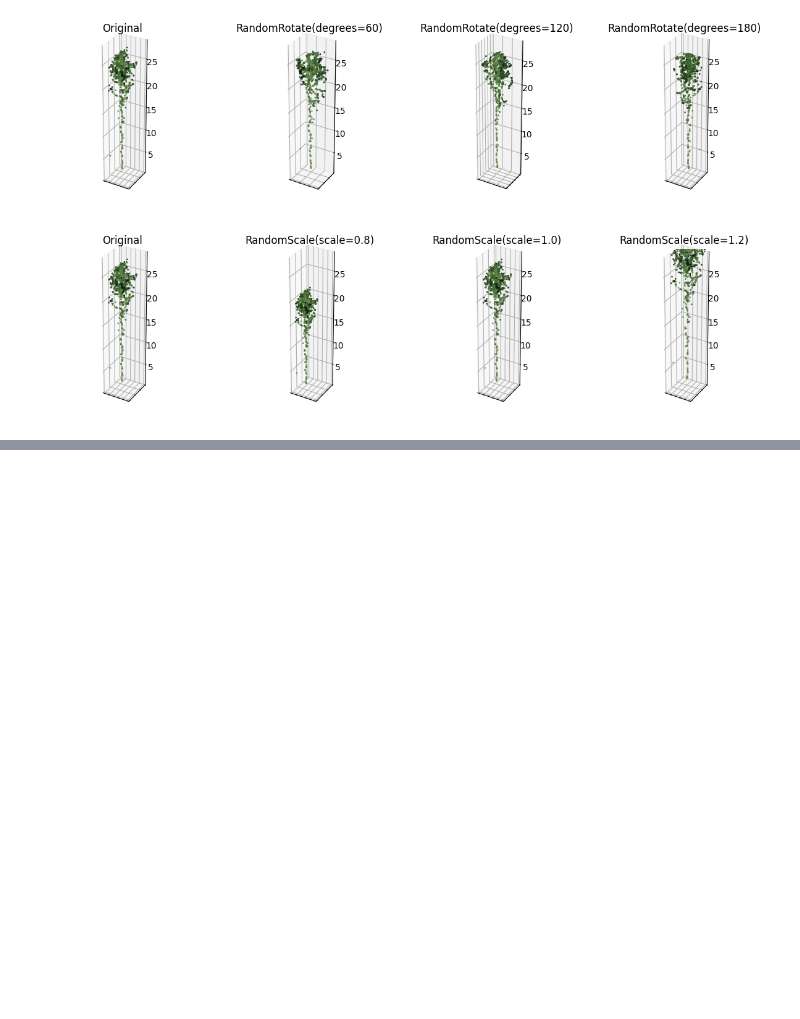
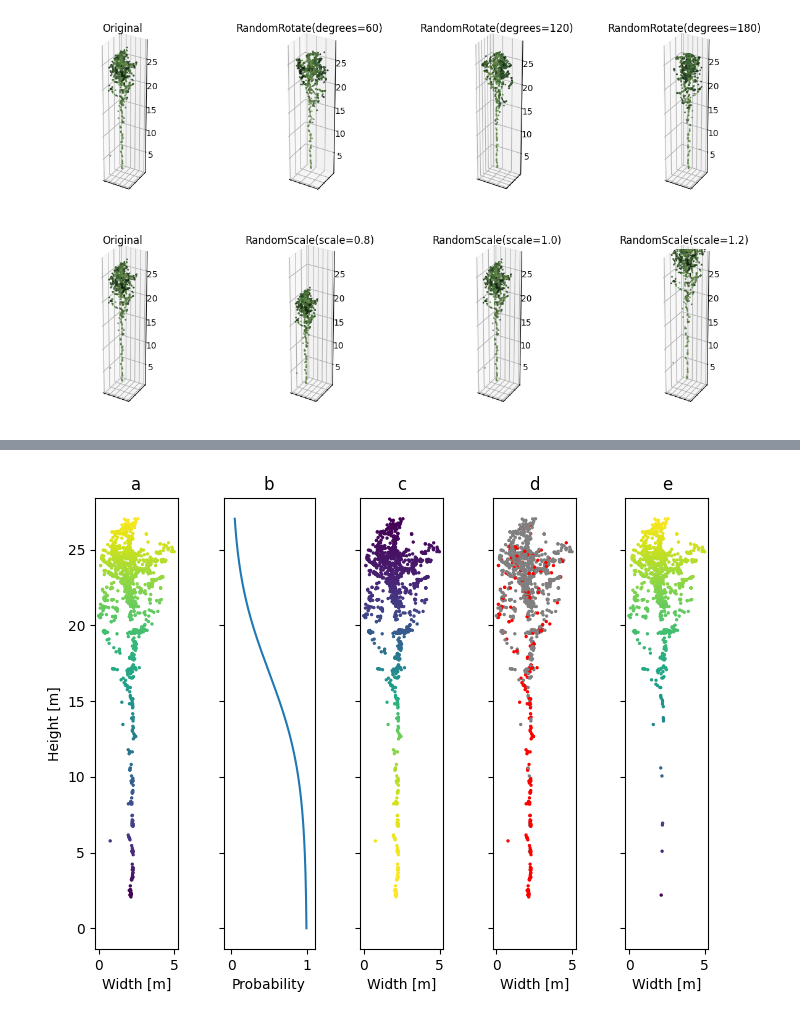
Before and after one commit to iod-ine/thesis, a Jupyter notebook: chapters/03d_augmentations.ipynb, the cells around one changed output, grey strips where cells are left out. Drawn from its saved outputs; the diff is of its cells as text; code cells hidden in the pictures; blank space fills up the shorter version.

Commit message:
Put dropout visualization on the same figure

```diff
--- a/chapters/03d_augmentations.ipynb
+++ b/chapters/03d_augmentations.ipynb
@@ -194,0 +127,74 @@ ax.set_ylim(ylim);
+# %%
+#| include: true
+#| label: fig-height-dropout
+#| fig-cap: |
+#|   Effect of the height-dependent modified sigmoid dropout on a single aspen tree.
+#|   **a)** A single aspen tree with points colored by height.
+#|   **b)** Height-dependent probability of dropout (a modified sigmoid).
+#|   **c)** The same aspen with points colored by probability of dropout.
+#|   **d)** The same aspen with points that will be dropped marked red.
+#|   **e)** The same aspen after the dropout is appleid with point colored by height.
+
+rng = np.random.default_rng(seed=42)
+
+scale, shift = 8, 3
+xyz = las.xyz
+
+height = xyz[:, 2]
+normalized_height = height / height.max()
+reversed_normalized_height = 1 - normalized_height
+threshold = 1 / (1 + np.exp(-reversed_normalized_height * scale + shift))
+mask = threshold < rng.uniform(size=height.size)
+
+xx = np.linspace(0, 1, 1001)
+yy = 1 / (1 + np.exp(-xx * scale + shift))
+max_x, _, max_z = np.max(xyz, axis=0)
+min_x, _, min_z = np.min(xyz, axis=0)
+aspect = (max_x - min_x) / (max_z - min_z)
+
+fig, axes = plt.subplots(1, 5, figsize=(8.27, 5.85), sharey=True)
+
+src.visualization.clouds.scatter_point_cloud_2d(
+    xyz=xyz,
+    projection="XZ",
+    sort_by_height=False,
+    ax=axes[0],
+)
+
+axes[1].plot(yy[::-1], xx * max_z)
+axes[1].set_xlim(-0.1, 1.1)
+axes[1].set_aspect(aspect)
+
+src.visualization.clouds.scatter_point_cloud_2d(
+    xyz=xyz,
+    projection="XZ",
+    sort_by_height=False,
+    color=threshold,
+    ax=axes[2],
+)
+ax = src.visualization.clouds.scatter_point_cloud_2d(
+    xyz=xyz,
+    projection="XZ",
+    sort_by_height=False,
+    color=mask,
+    cmap=ListedColormap(["red", "gray"]),
+    ax=axes[3],
+)
+xlim, ylim = ax.get_xlim(), ax.get_ylim()
+ax = src.visualization.clouds.scatter_point_cloud_2d(
+    xyz=xyz[mask],
+    projection="XZ",
+    sort_by_height=False,
+    ax=axes[4],
+)
+ax.set_xlim(xlim)
+ax.set_ylim(ylim)
+axes[0].set_ylabel("Height [m]")
+for i, letter in enumerate("abcde"):
+    axes[i].set_title(letter)
+    if i == 1:
+        axes[i].set_xlabel("Probability")
+    else:
+        axes[i].set_xlabel("Width [m]")
+# %% [output]
+[figure, added]
```
Also changed, not shown: parts of 1 cell of this notebook.
